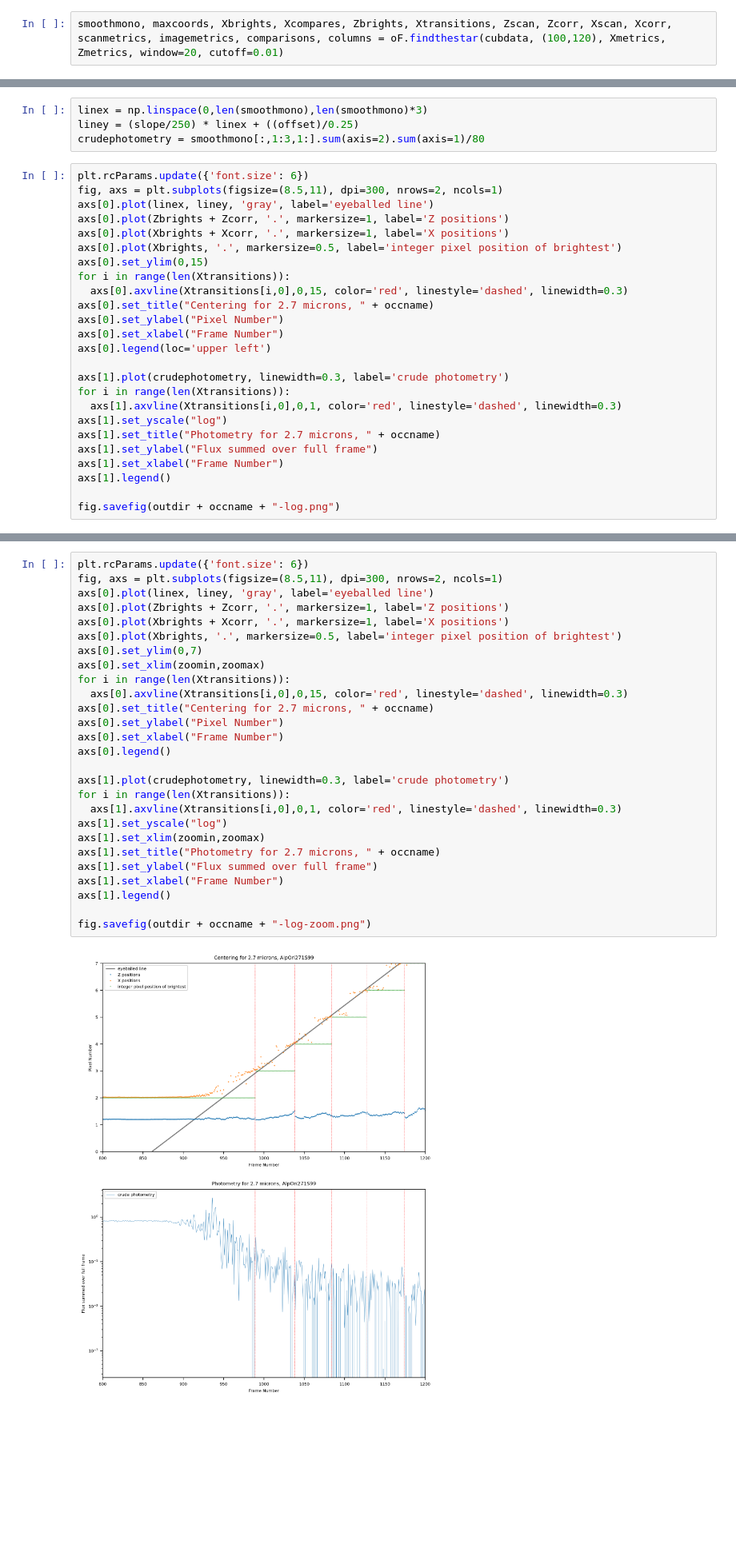
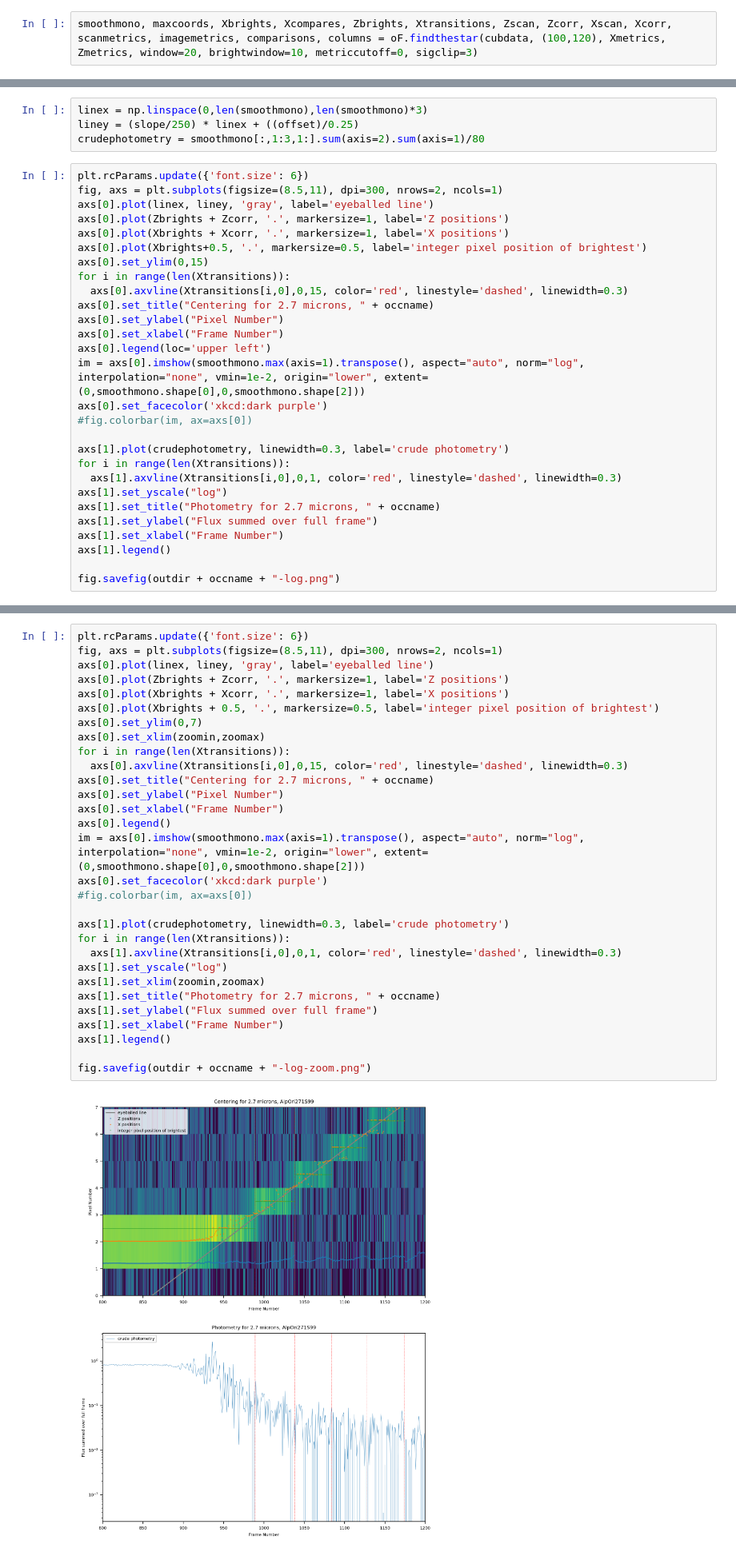
Before and after one commit to AnIndefiniteArticle/slapvisos, a Jupyter notebook: Untitled.ipynb, the cells around one changed output, grey strips where cells are left out. Shown at 80% size. Drawn from its saved outputs; the diff is of its cells as text; blank space fills up the shorter version.

```diff
--- a/Untitled.ipynb
+++ b/Untitled.ipynb
@@ -62,7 +62,7 @@ IR cubes
 loaded previous save file
 High-Resolution Frames
 # %%
-smoothmono, maxcoords, Xbrights, Xcompares, Zbrights, Xtransitions, Zscan, Zcorr, Xscan, Xcorr, scanmetrics, imagemetrics, comparisons, columns = oF.findthestar(cubdata, (100,120), Xmetrics, Zmetrics, window=20, cutoff=0.01)
+smoothmono, maxcoords, Xbrights, Xcompares, Zbrights, Xtransitions, Zscan, Zcorr, Xscan, Xcorr, scanmetrics, imagemetrics, comparisons, columns = oF.findthestar(cubdata, (100,120), Xmetrics, Zmetrics, window=20, brightwindow=10, metriccutoff=0, sigclip=3)
 # %% [output]
 smoothing input data over spectral window
 taking the rolling average
@@ -82,7 +82,7 @@ fig, axs = plt.subplots(figsize=(8.5,11), dpi=300, nrows=2, ncols=1)
 axs[0].plot(linex, liney, 'gray', label='eyeballed line')
 axs[0].plot(Zbrights + Zcorr, '.', markersize=1, label='Z positions')
 axs[0].plot(Xbrights + Xcorr, '.', markersize=1, label='X positions')
-axs[0].plot(Xbrights, '.', markersize=0.5, label='integer pixel position of brightest')
+axs[0].plot(Xbrights+0.5, '.', markersize=0.5, label='integer pixel position of brightest')
 axs[0].set_ylim(0,15)
 for i in range(len(Xtransitions)):
   axs[0].axvline(Xtransitions[i,0],0,15, color='red', linestyle='dashed', linewidth=0.3)
@@ -90,6 +90,9 @@ axs[0].set_title("Centering for 2.7 microns, " + occname)
 axs[0].set_ylabel("Pixel Number")
 axs[0].set_xlabel("Frame Number")
 axs[0].legend(loc='upper left')
+im = axs[0].imshow(smoothmono.max(axis=1).transpose(), aspect="auto", norm="log", interpolation="none", vmin=1e-2, origin="lower", extent=(0,smoothmono.shape[0],0,smoothmono.shape[2]))
+axs[0].set_facecolor('xkcd:dark purple')
+#fig.colorbar(im, ax=axs[0])
 
 axs[1].plot(crudephotometry, linewidth=0.3, label='crude photometry')
 for i in range(len(Xtransitions)):
@@ -106,32 +109,35 @@ fig.savefig(outdir + occname + "-log.png")
 # %%
 plt.rcParams.update({'font.size': 6})
 fig, axs = plt.subplots(figsize=(8.5,11), dpi=300, nrows=2, ncols=1)
 axs[0].plot(linex, liney, 'gray', label='eyeballed line')
 axs[0].plot(Zbrights + Zcorr, '.', markersize=1, label='Z positions')
 axs[0].plot(Xbrights + Xcorr, '.', markersize=1, label='X positions')
-axs[0].plot(Xbrights, '.', markersize=0.5, label='integer pixel position of brightest')
+axs[0].plot(Xbrights + 0.5, '.', markersize=0.5, label='integer pixel position of brightest')
 axs[0].set_ylim(0,7)
 axs[0].set_xlim(zoomin,zoomax)
 for i in range(len(Xtransitions)):
   axs[0].axvline(Xtransitions[i,0],0,15, color='red', linestyle='dashed', linewidth=0.3)
 axs[0].set_title("Centering for 2.7 microns, " + occname)
 axs[0].set_ylabel("Pixel Number")
 axs[0].set_xlabel("Frame Number")
 axs[0].legend()
+im = axs[0].imshow(smoothmono.max(axis=1).transpose(), aspect="auto", norm="log", interpolation="none", vmin=1e-2, origin="lower", extent=(0,smoothmono.shape[0],0,smoothmono.shape[2]))
+axs[0].set_facecolor('xkcd:dark purple')
+#fig.colorbar(im, ax=axs[0])
 
 axs[1].plot(crudephotometry, linewidth=0.3, label='crude photometry')
 for i in range(len(Xtransitions)):
   axs[1].axvline(Xtransitions[i,0],0,1, color='red', linestyle='dashed', linewidth=0.3)
 axs[1].set_yscale("log")
 axs[1].set_xlim(zoomin,zoomax)
 axs[1].set_title("Photometry for 2.7 microns, " + occname)
 axs[1].set_ylabel("Flux summed over full frame")
 axs[1].set_xlabel("Frame Number")
 axs[1].legend()
 
 fig.savefig(outdir + occname + "-log-zoom.png")
 # %% [output]
-[figure, old version]
+[figure, new version]
 # %%
 plt.clf()
 plt.figure(figsize=(15,11))
```
Also changed, not shown: parts of 5 cells of this notebook, 2 other files.
